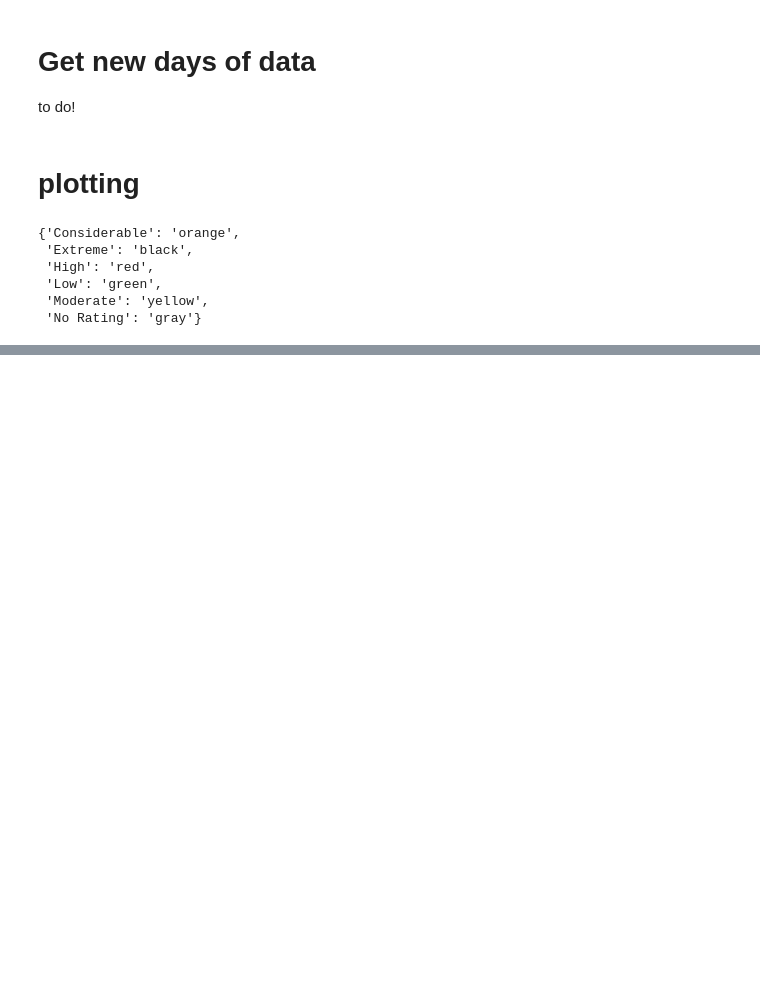
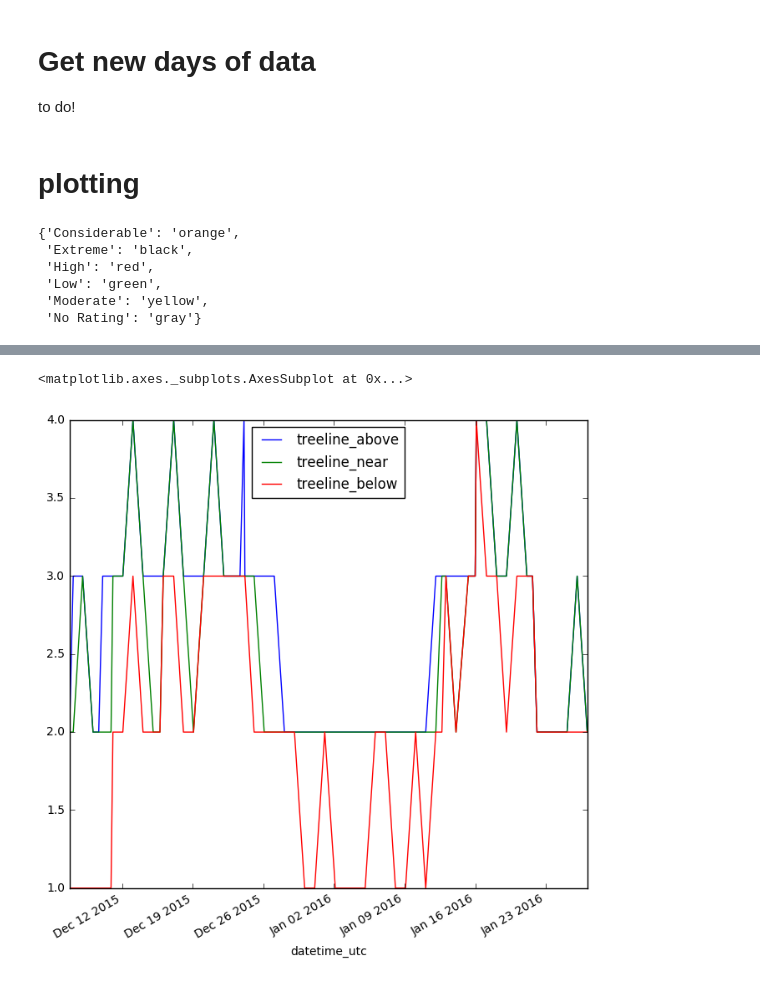
Before and after one commit to baldwint/snotelier, a Jupyter notebook: nwac.ipynb, the cells around one changed output, grey strips where cells are left out. Drawn from its saved outputs; the diff is of its cells as text; code cells hidden in the pictures; blank space fills up the shorter version.

```diff
--- a/nwac.ipynb
+++ b/nwac.ipynb
@@ -611,0 +763,5 @@ df2['treeline-above'].plot()
+# %%
+df2[['treeline_above', 'treeline_near', 'treeline_below']].plot()
+# %% [output]
+<matplotlib.axes._subplots.AxesSubplot at 0x...>
+[figure, added]
```
Also changed, not shown: parts of 28 cells of this notebook.
